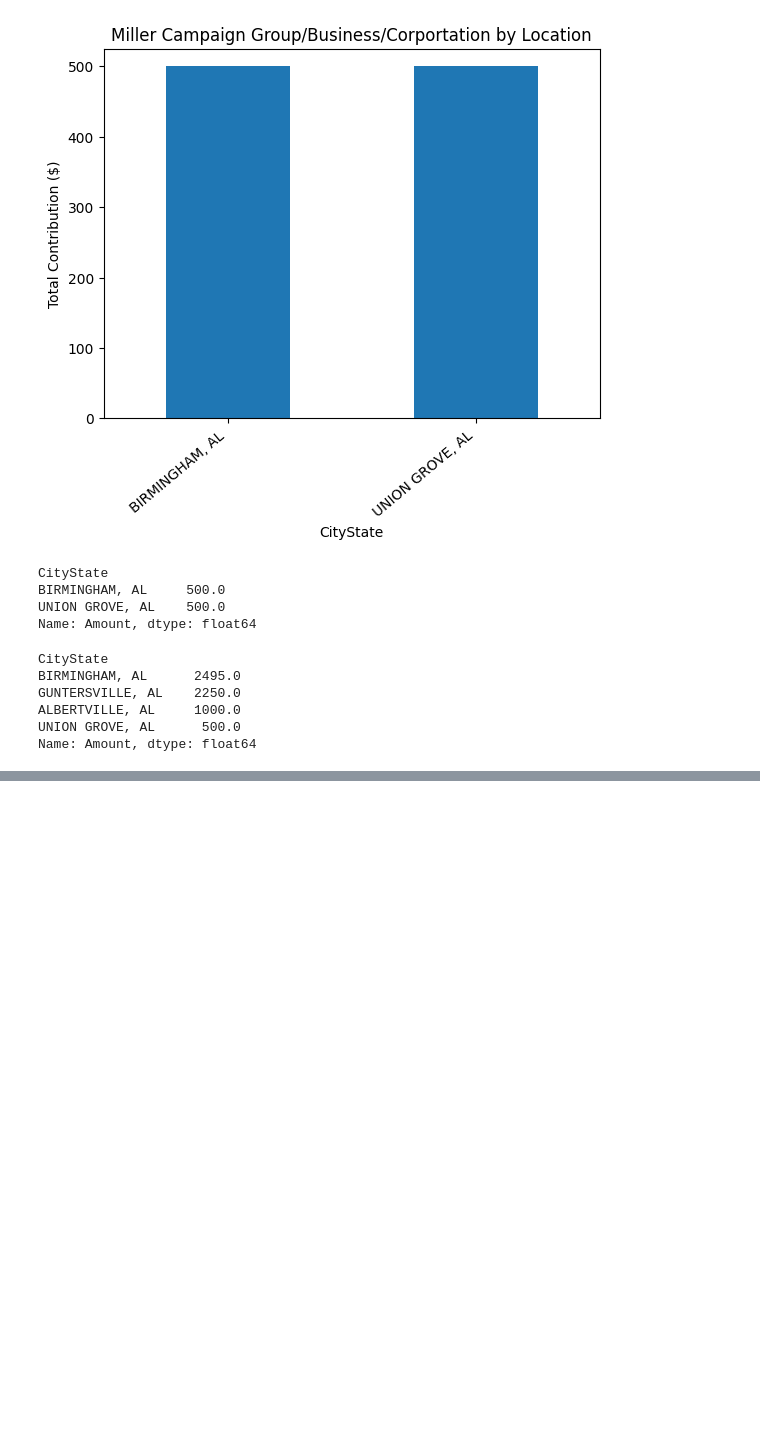
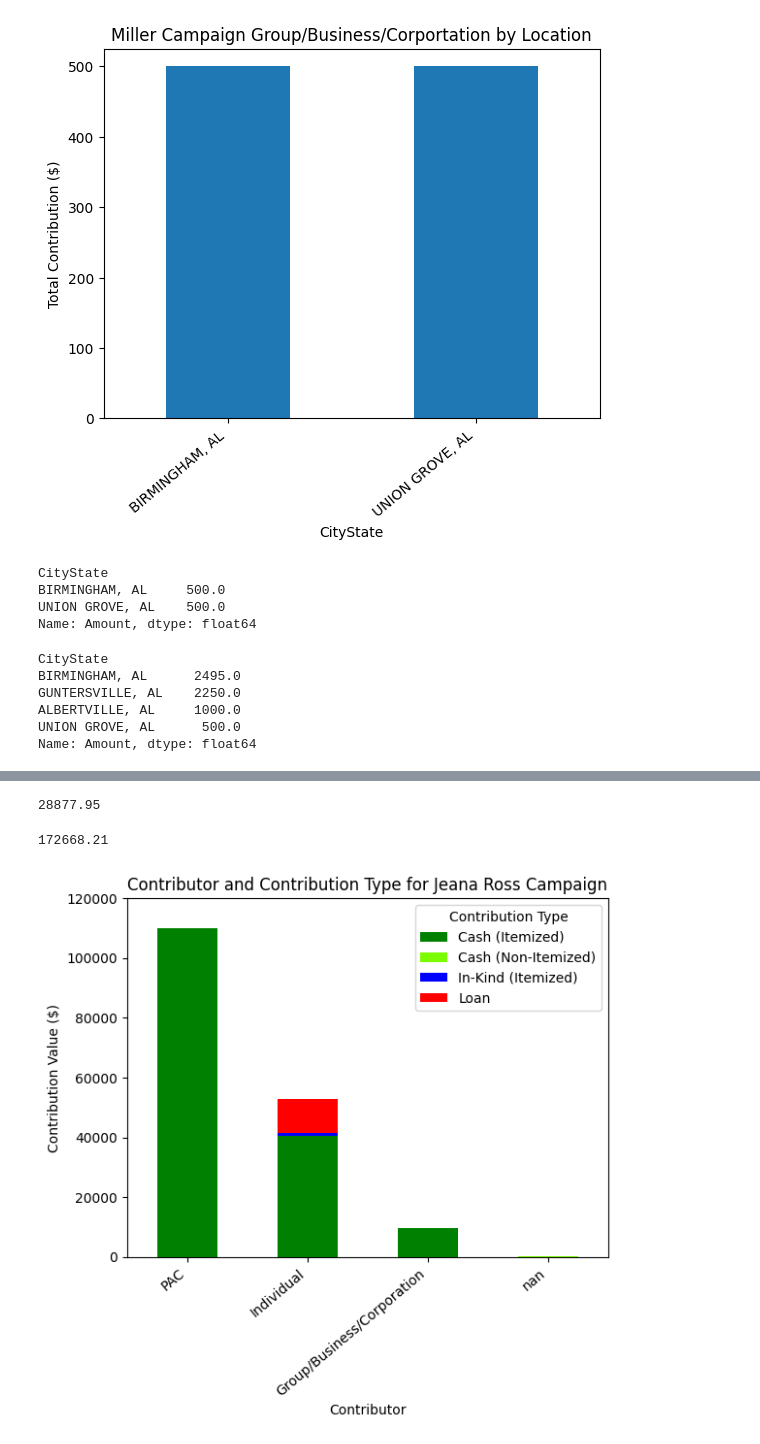
Before and after one commit to Corey4005/AL_campaign_finance_analysis, a Jupyter notebook: AL_House_27/house27race_finance_analysis.ipynb, the cells around one changed output, grey strips where cells are left out. Saved outputs shown, nothing was run; the diff lists cells and outputs as text; code cells hidden in the pictures; blank space fills up the shorter version.

Commit message:
added updated data

```diff
--- a/AL_House_27/house27race_finance_analysis.ipynb
+++ b/AL_House_27/house27race_finance_analysis.ipynb
@@ -493,3 +493,16 @@ businsessmiller
 |  | FilingDate | Contributor | CityState | ZipCode | ContributorType | Amount | ContributionDate | ... |
 | 6 | 3/4/2024 11:14:59 PM | ALABAMA CREDIT UNION LEGISLATIVE ... | BIRMINGHAM, AL | 35423 | Group/Business/Corporation | 500.0 | 2/20/2024 12:00:00 AM | ... |
 | 21 | 3/25/2024 8:49:45 PM | REED ALABAMA, INC. | UNION GROVE, AL | 35175 | Group/Business/Corporation | 500.0 | 3/6/2024 12:00:00 AM | ... |
+# %%
+# how have things changed as of 4/26 (4 days before runoff)?
+#setting the path for the
+miller426 = os.path.join(datadir, "alanmiller427.csv")
+ross426 = os.path.join(datadir, "jeanaross427.csv")
+# %%
+#load the data for Miller and Ross
+Millerdf = pd.read_csv(miller426)
+Rossdf = pd.read_csv(ross426)
+# %%
+# cleaning the data to just get the datafame that has Jeana and Alan without any other people
+cleanrossdf = Rossdf[Rossdf['RecipientName'] == 'JEANA ROSS']
+cleanmillerdf = Millerdf[Millerdf['RecipientName'] == 'ALAN CLIFTON MILLER']
@@ -495,0 +525,33 @@ businsessmiller
+# %%
+cleanmillerdf['Amount'].sum()
+# %% [output]
+28877.95
+# %%
+cleanrossdf['Amount'].sum()
+# %% [output]
+172668.21
+# %%
+#now we will create summary plots for each of the campaigns that can show contributor and contributor types
+contributionsross = cleanrossdf.groupby(['ContributorType', 'ContributionType'], dropna=False)['Amount'].sum()
+
+# Convert contributionsross to DataFrame for easy plotting
+contributions_df = contributionsross.unstack()
+desired_order = ['PAC', 'Individual', 'Group/Business/Corporation', np.nan]
+contributions_df = contributions_df.loc[desired_order]
+
+# Define colors for each contribution type
+colors = {'Cash (Itemized)': 'Green', 'Cash (Non-Itemized)':'lawngreen', 'In-Kind (Itemized)': 'blue', 'Loan': 'Red'}
+colors = [colors.get(x) for x in contributions_df.columns]
+# Plotting with specific colors
+bars = contributions_df.plot(kind='bar', stacked=True, color=colors)
+
+plt.title('Contributor and Contribution Type for Jeana Ross Campaign')
+plt.xlabel('Contributor')
+plt.ylabel('Contribution Value ($)')
+# Set y-axis limits
+plt.ylim(0, 120000)
+plt.legend(loc='upper right', title='Contribution Type')
+plt.xticks(rotation=40, ha='right')
+plt.show()
+# %% [output]
+[figure, added]
```
Also changed, not shown: parts of 12 cells of this notebook, 2 other files.
